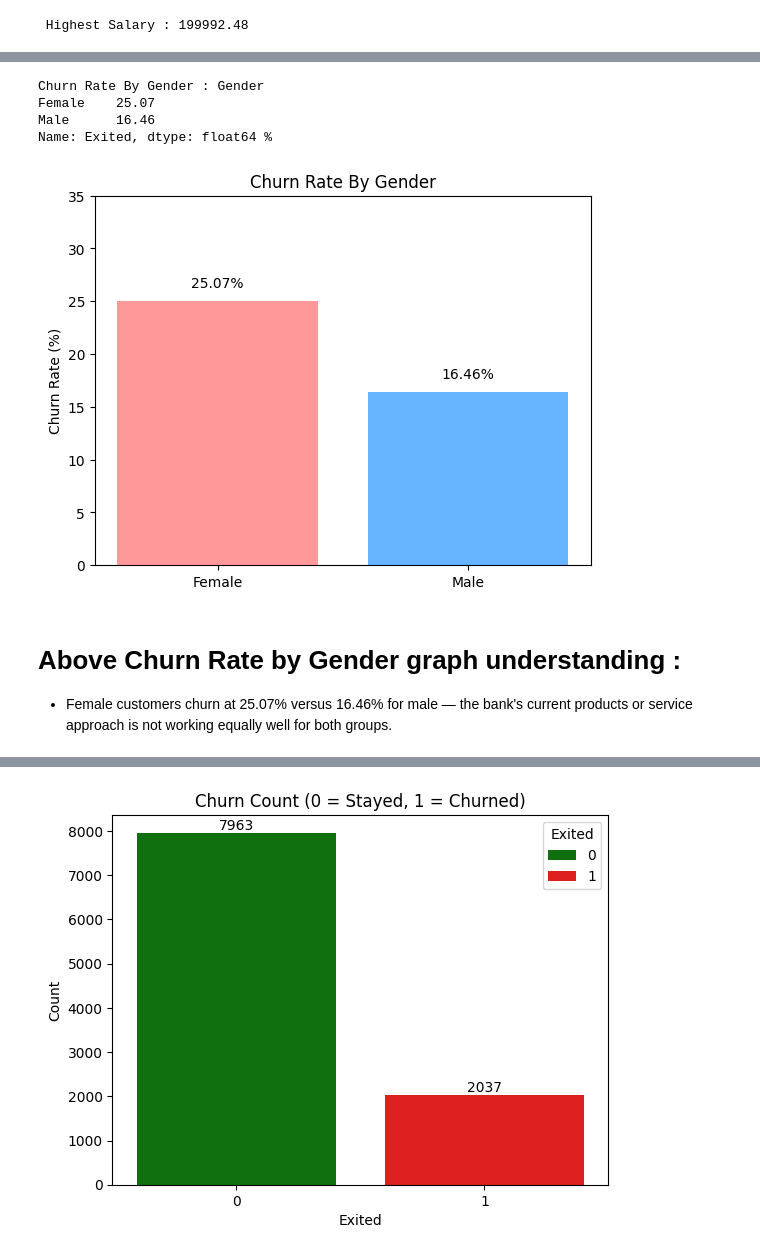
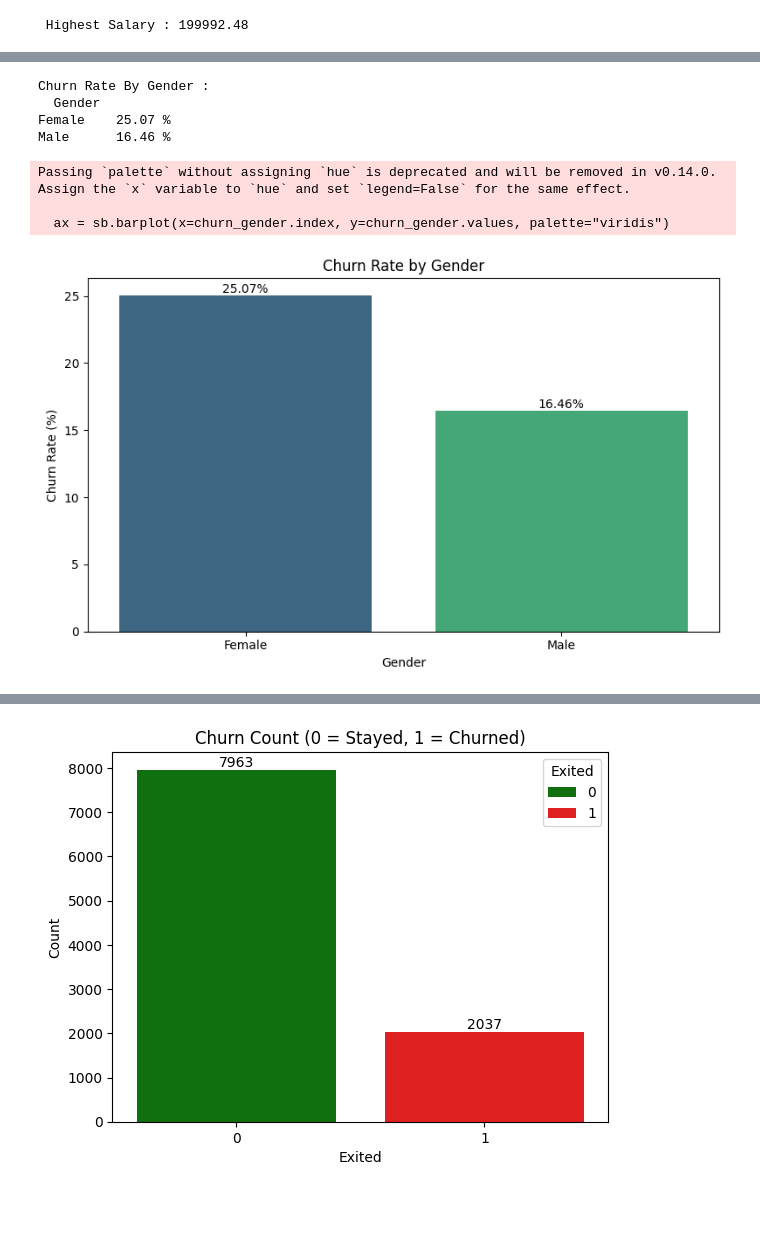
Before and after one commit to yashmonde24/Bank-Customer-Churn-Analysis, a Jupyter notebook: notebook/analysis.ipynb, the cells around one changed output, grey strips where cells are left out. Saved outputs shown, nothing was run; the diff lists cells and outputs as text; code cells hidden in the pictures; blank space fills up the shorter version.

```diff
--- a/notebook/analysis.ipynb
+++ b/notebook/analysis.ipynb
@@ -197,23 +215,25 @@ print(f' Highest Salary : {highest_salary}')
 # %%
 churn_gender = df.groupby('Gender')['Exited'].mean()*100
-print(f'Churn Rate By Gender : {round(churn_gender,2)} %')
+print('Churn Rate By Gender : \n ', churn_gender.map(lambda x : f'{x:.2f} %').to_string())
+
+# Metric Calculation
+mp.figure(figsize=(8, 5))
+ax = sb.barplot(x=churn_gender.index, y=churn_gender.values, palette="viridis")
+
+mp.title("Churn Rate by Gender")
+mp.xlabel("Gender")
+mp.ylabel("Churn Rate (%)")
+for bar in ax.containers:
+    ax.bar_label(bar, fmt='%.2f%%')
+mp.savefig('churn_rate_gender.png')
+mp.tight_layout()
+mp.show()
 # %% [output]
-Churn Rate By Gender : Gender
-Female    25.07
-Male      16.46
-Name: Exited, dtype: float64 %
+Churn Rate By Gender :
+  Gender
+Female    25.07 %
+Male      16.46 %
+Passing `palette` without assigning `hue` is deprecated and will be removed in v0.14.0. Assign the `x` variable to `hue` and set `legend=False` for the same effect.
+
+  ax = sb.barplot(x=churn_gender.index, y=churn_gender.values, palette="viridis")
+[figure, added]
-# %%
-bars = mp.bar(churn_gender.index, churn_gender, color=['#ff9999', '#66b3ff'])
-
-for bar in bars:
-    yval = bar.get_height()
-    mp.text(bar.get_x() + bar.get_width()/2, yval + 1, f'{round(yval, 2)}%', ha='center', va='bottom')
-mp.title('Churn Rate By Gender')
-mp.ylabel('Churn Rate (%)')
-mp.ylim(0, 35)
-mp.show()
-# %% [output]
-[figure, removed]
-# %% [markdown]
-# Above Churn Rate by Gender graph understanding :
-- Female customers churn at 25.07% versus 16.46% for male — the bank's current products or service approach is not working equally well for both groups.
```
Also changed, not shown: parts of 50 cells of this notebook, 5 other files.
